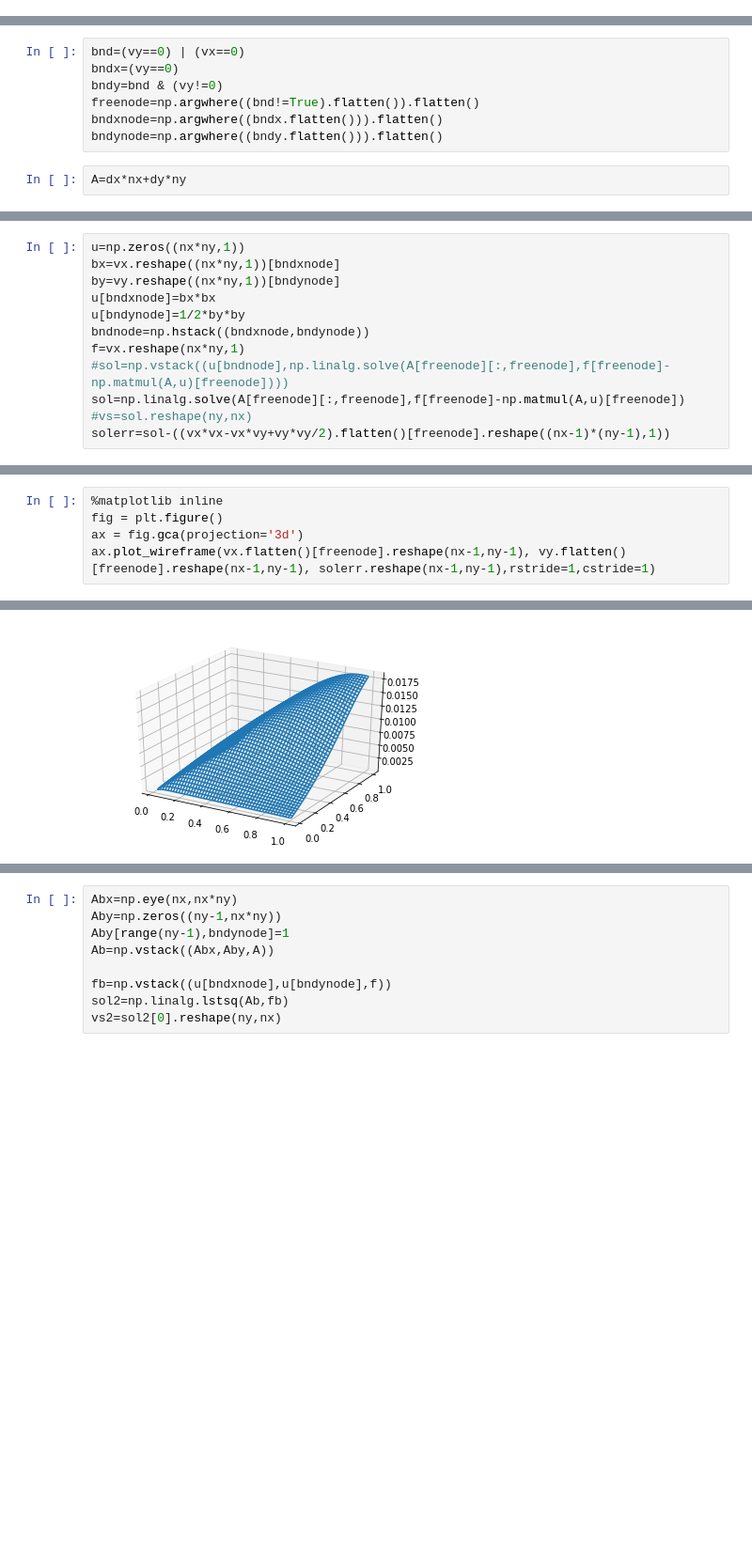
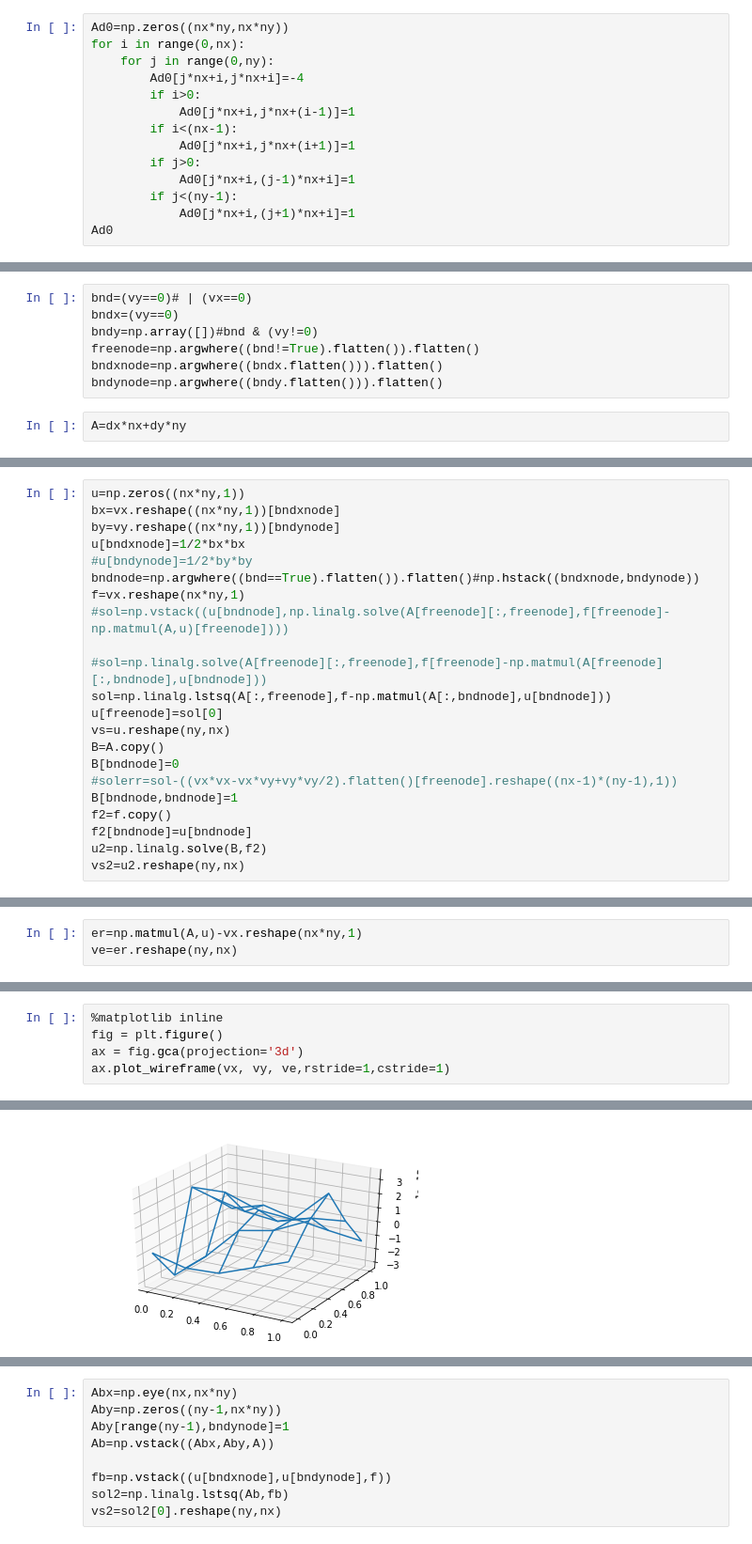
Before and after one commit to torhans/StudyGit, a Jupyter notebook: FDM.ipynb, the cells around one changed output, grey strips where cells are left out. Shown at 94% size. Cells and saved outputs as stored; diff of their text form; blank space fills up the shorter version.

```diff
--- a/FDM.ipynb
+++ b/FDM.ipynb
@@ -13,0 +61,14 @@ vx,vy=np.meshgrid(x,y)
+# %%
+Ad0=np.zeros((nx*ny,nx*ny))
+for i in range(0,nx):
+    for j in range(0,ny):
+        Ad0[j*nx+i,j*nx+i]=-4
+        if i>0:
+            Ad0[j*nx+i,j*nx+(i-1)]=1
+        if i<(nx-1):
+            Ad0[j*nx+i,j*nx+(i+1)]=1
+        if j>0:
+            Ad0[j*nx+i,(j-1)*nx+i]=1
+        if j<(ny-1):
+            Ad0[j*nx+i,(j+1)*nx+i]=1
+Ad0
@@ -39,9 +118,9 @@ for i in range(nx):
             dy[j*nx+i,(j-1)*nx+i]=-1.
             dy[j*nx+i,(j)*nx+i]=1.
 # %%
-bnd=(vy==0) | (vx==0)
+bnd=(vy==0)# | (vx==0)
 bndx=(vy==0)
-bndy=bnd & (vy!=0)
+bndy=np.array([])#bnd & (vy!=0)
 freenode=np.argwhere((bnd!=True).flatten()).flatten()
 bndxnode=np.argwhere((bndx.flatten())).flatten()
 bndynode=np.argwhere((bndy.flatten())).flatten()
@@ -51,11 +150,21 @@ A=dx*nx+dy*ny
 u=np.zeros((nx*ny,1))
 bx=vx.reshape((nx*ny,1))[bndxnode]
 by=vy.reshape((nx*ny,1))[bndynode]
-u[bndxnode]=bx*bx
-u[bndynode]=1/2*by*by
-bndnode=np.hstack((bndxnode,bndynode))
+u[bndxnode]=1/2*bx*bx
+#u[bndynode]=1/2*by*by
+bndnode=np.argwhere((bnd==True).flatten()).flatten()#np.hstack((bndxnode,bndynode))
 f=vx.reshape(nx*ny,1)
 #sol=np.vstack((u[bndnode],np.linalg.solve(A[freenode][:,freenode],f[freenode]-np.matmul(A,u)[freenode])))
-sol=np.linalg.solve(A[freenode][:,freenode],f[freenode]-np.matmul(A,u)[freenode])
-#vs=sol.reshape(ny,nx)
-solerr=sol-((vx*vx-vx*vy+vy*vy/2).flatten()[freenode].reshape((nx-1)*(ny-1),1))
+
+#sol=np.linalg.solve(A[freenode][:,freenode],f[freenode]-np.matmul(A[freenode][:,bndnode],u[bndnode]))
+sol=np.linalg.lstsq(A[:,freenode],f-np.matmul(A[:,bndnode],u[bndnode]))
+u[freenode]=sol[0]
+vs=u.reshape(ny,nx)
+B=A.copy()
+B[bndnode]=0
+#solerr=sol-((vx*vx-vx*vy+vy*vy/2).flatten()[freenode].reshape((nx-1)*(ny-1),1))
+B[bndnode,bndnode]=1
+f2=f.copy()
+f2[bndnode]=u[bndnode]
+u2=np.linalg.solve(B,f2)
+vs2=u2.reshape(ny,nx)
@@ -61,0 +197,3 @@ solerr=sol-((vx*vx-vx*vy+vy*vy/2).flatten()[freenode].reshape((nx-1)*(ny-1),1))
+# %%
+er=np.matmul(A,u)-vx.reshape(nx*ny,1)
+ve=er.reshape(ny,nx)
@@ -70,8 +216,8 @@ ax.plot_wireframe(vx.flatten()[freenode].reshape(nx-1,ny-1), vy.flatten()[freeno
 # %%
 %matplotlib inline
 fig = plt.figure()
 ax = fig.gca(projection='3d')
-ax.plot_wireframe(vx.flatten()[freenode].reshape(nx-1,ny-1), vy.flatten()[freenode].reshape(nx-1,ny-1), solerr.reshape(nx-1,ny-1),rstride=1,cstride=1)
+ax.plot_wireframe(vx, vy, ve,rstride=1,cstride=1)
 # %% [output]
 <mpl_toolkits.mplot3d.art3d.Line3DCollection at 0x...>
-[figure, old version]
+[figure, new version]
```
Also changed, not shown: parts of 34 cells of this notebook, 12 other files.
